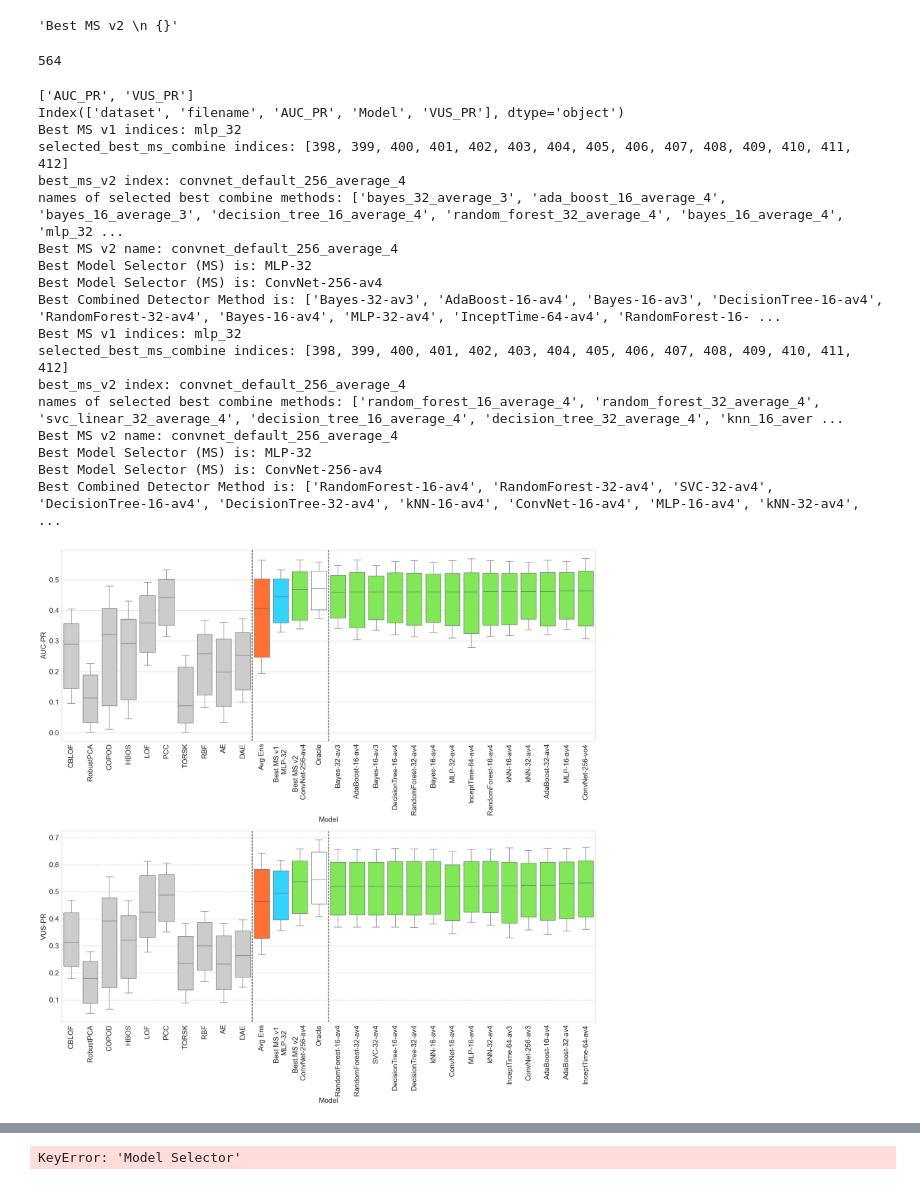
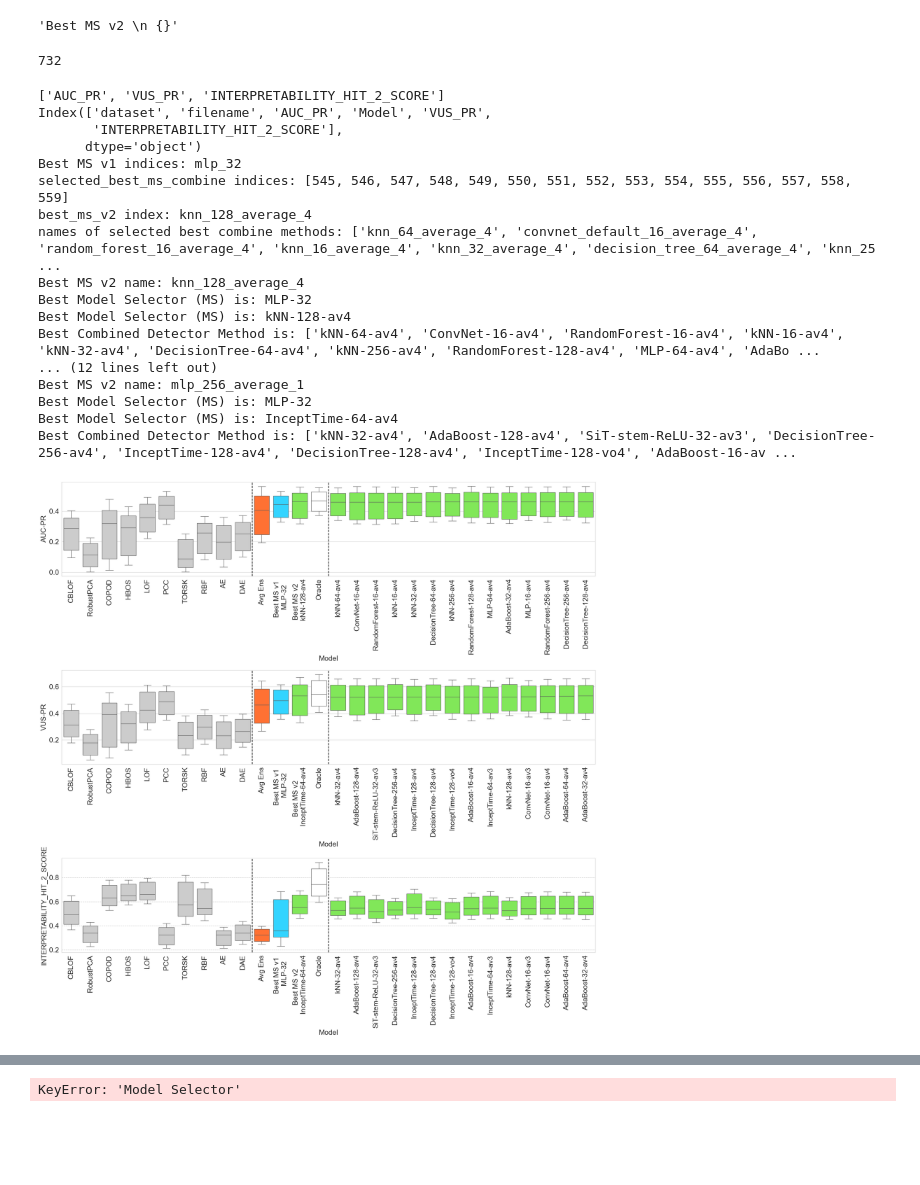
Before and after one commit to doanthihoaithu/MSAD, a Jupyter notebook: analyze_combining_detectors.ipynb, the cells around one changed output, grey strips where cells are left out. Drawn from its saved outputs; the diff is of its cells as text; code cells hidden in the pictures; blank space fills up the shorter version.

Commit message:
support multiple labels for when windowing dataset

```diff
--- a/analyze_combining_detectors.ipynb
+++ b/analyze_combining_detectors.ipynb
@@ -92,7 +92,7 @@ for row in model_selection_cfgs.itertuples():
     # print(f'Model Selector: {row[1]}, Combine Method: {row[2]}, k: {row[3]} -> Counts: {row[4]}')
     single_df = combine_df[(combine_df['Model Selector'] == row[1]) & (combine_df['Combine Method'] == row[2]) & (combine_df['k'] == row[3])]
     # print(single_df.shape)
-    single_df = single_df[['dataset', 'filename', 'AUC_PR', 'VUS_PR']]
+    single_df = single_df[['dataset', 'filename', 'AUC_PR', 'VUS_PR','INTERPRETABILITY_HIT_2_SCORE']]
     # single_df.set_index(['dataset', 'filename'], inplace=True)
     single_df['Model'] = f'{row[1]}_{row[2]}_{row[3]}'
     # single_df.rename(columns={'AUC_PR': f'{row[1]}_{row[2]}_{row[3]}'}, inplace=True)
@@ -121,7 +121,7 @@ Combined detector methods: ['ada_boost_16_average_1', 'sit_conv_patch_16_vote_3'
 # %%
 # Replace this value with "AUC_PR" or "VUS_PR" to obtain the corresponding results
 # measure_name = 'VUS_PR'
-measure_names = ['AUC_PR', 'VUS_PR']
+measure_names = ['AUC_PR', 'VUS_PR', 'INTERPRETABILITY_HIT_2_SCORE']
 base_lines = ['Oracle', 'Avg Ens']
 
 # ['INTERPRETABILITY_HIT_2_SCORE', 'INTERPRETABILITY_LOG_SCORE']
@@ -465,7 +469,7 @@ final_names['best_ms_v2']
 # %%
 combined_df['Model'].nunique()
 # %% [output]
-564
+732
 # %%
 from matplotlib import pyplot as plt
 
@@ -490,6 +494,9 @@ def plot_result_boxplot_dataset(combined_df, measure_names=measure_names):
 
     # Calculate the mean performance for each Model Selector (MS)
     # method_means = df[[x for x in all_methods_ens if x in df.columns]].mean()
+    best_vus_pr_v2 = None
+    best_vus_pr_v2_list = None
+    best_vus_pr_v1 = None
     for measure_name in measure_names:
         method_meansv1 = combined_df[combined_df['Model'].isin(model_selectors_v1)].groupby('Model')[measure_name].median().sort_values()
         best_ms = method_meansv1.idxmax() # Best MS may differ since results are may slightly vary (although distributions are solid)
@@ -505,6 +512,15 @@ def plot_result_boxplot_dataset(combined_df, measure_names=measure_names):
         selected_best_ms_combine_raw_names = method_means_msadv2.index[selected_best_ms_combine].tolist()
         print(f'names of selected best combine methods:', selected_best_ms_combine_raw_names )
         print(f'Best MS v2 name:', best_ms_v2)
+
+        if measure_name == 'VUS_PR':
+            best_vus_pr_v1 = best_ms
+            best_vus_pr_v2 = best_ms_v2
+            best_vus_pr_v2_list = selected_best_ms_combine_raw_names
+        if measure_name == 'INTERPRETABILITY_HIT_2_SCORE':
+            best_ms_v2 = best_vus_pr_v2
+            best_ms = best_vus_pr_v1
+            selected_best_ms_combine_raw_names = best_vus_pr_v2_list
 
         # best_ms_combine = method_means_combine.idxmax()
     #     best_ms = 'resnet_1024' # Best model selector at the time publishing of our paper
@@ -521,49 +537,48 @@ def plot_result_boxplot_dataset(combined_df, measure_names=measure_names):
 
         tmp_methods = (detector_names + ['Avg Ens', best_ms,  best_ms_v2, 'Oracle'] +
                        selected_best_ms_combine_raw_names[:-1])  # Exclude best_ms_v2 since it's already added
         axis = axes[measure_names.index(measure_name)]
         bplot = sns.boxplot(ax=axis, data=combined_df, y=measure_name, x='Model',palette=my_pal, showfliers = False, saturation=1, whis=0.241289844, hue="Model", order=tmp_methods)
 
         xticks_labels = []
         for x in tmp_methods:
             if x != best_ms and x!= best_ms_v2:
                 xticks_labels.append(final_names[x])
             elif x == best_ms:
                 xticks_labels.append(final_names['best_ms'].format(final_names[best_ms]))
             else:
                 xticks_labels.append(final_names['best_ms_v2'].format(final_names[best_ms_v2]))
 
         axis.set_xticks(list(range(len(xticks_labels))), xticks_labels, rotation=90)
         axis.set_ylabel(final_names[measure_name])
 
         axis.axvline(9.5, color='black', linestyle='--')
         axis.axvline(13.5, color='black', linestyle='--')
     plt.tight_layout()
     #     plt.savefig(figure_path.format('1_intro_fig_1'), transparent=True)
     plt.show()
     plt.close()
 
 plot_result_boxplot_dataset(combined_df, measure_names)
 # %% [output]
-['AUC_PR', 'VUS_PR']
-Index(['dataset', 'filename', 'AUC_PR', 'Model', 'VUS_PR'], dtype='object')
+['AUC_PR', 'VUS_PR', 'INTERPRETABILITY_HIT_2_SCORE']
+Index(['dataset', 'filename', 'AUC_PR', 'Model', 'VUS_PR',
+       'INTERPRETABILITY_HIT_2_SCORE'],
+      dtype='object')
 Best MS v1 indices: mlp_32
-selected_best_ms_combine indices: [398, 399, 400, 401, 402, 403, 404, 405, 406, 407, 408, 409, 410, 411, 412]
-best_ms_v2 index: convnet_default_256_average_4
-names of selected best combine methods: ['bayes_32_average_3', 'ada_boost_16_average_4', 'bayes_16_average_3', 'decision_tree_16_average_4', 'random_forest_32_average_4', 'bayes_16_average_4', 'mlp_32 ...
-Best MS v2 name: convnet_default_256_average_4
+selected_best_ms_combine indices: [545, 546, 547, 548, 549, 550, 551, 552, 553, 554, 555, 556, 557, 558, 559]
+best_ms_v2 index: knn_128_average_4
+names of selected best combine methods: ['knn_64_average_4', 'convnet_default_16_average_4', 'random_forest_16_average_4', 'knn_16_average_4', 'knn_32_average_4', 'decision_tree_64_average_4', 'knn_25 ...
+Best MS v2 name: knn_128_average_4
 Best Model Selector (MS) is: MLP-32
-Best Model Selector (MS) is: ConvNet-256-av4
-Best Combined Detector Method is: ['Bayes-32-av3', 'AdaBoost-16-av4', 'Bayes-16-av3', 'DecisionTree-16-av4', 'RandomForest-32-av4', 'Bayes-16-av4', 'MLP-32-av4', 'InceptTime-64-av4', 'RandomForest-16- ...
-Best MS v1 indices: mlp_32
-selected_best_ms_combine indices: [398, 399, 400, 401, 402, 403, 404, 405, 406, 407, 408, 409, 410, 411, 412]
-best_ms_v2 index: convnet_default_256_average_4
-names of selected best combine methods: ['random_forest_16_average_4', 'random_forest_32_average_4', 'svc_linear_32_average_4', 'decision_tree_16_average_4', 'decision_tree_32_average_4', 'knn_16_aver ...
-Best MS v2 name: convnet_default_256_average_4
+Best Model Selector (MS) is: kNN-128-av4
+Best Combined Detector Method is: ['kNN-64-av4', 'ConvNet-16-av4', 'RandomForest-16-av4', 'kNN-16-av4', 'kNN-32-av4', 'DecisionTree-64-av4', 'kNN-256-av4', 'RandomForest-128-av4', 'MLP-64-av4', 'AdaBo ...
+... (12 lines left out)
+Best MS v2 name: mlp_256_average_1
 Best Model Selector (MS) is: MLP-32
-Best Model Selector (MS) is: ConvNet-256-av4
-Best Combined Detector Method is: ['RandomForest-16-av4', 'RandomForest-32-av4', 'SVC-32-av4', 'DecisionTree-16-av4', 'DecisionTree-32-av4', 'kNN-16-av4', 'ConvNet-16-av4', 'MLP-16-av4', 'kNN-32-av4', ...
+Best Model Selector (MS) is: InceptTime-64-av4
+Best Combined Detector Method is: ['kNN-32-av4', 'AdaBoost-128-av4', 'SiT-stem-ReLU-32-av3', 'DecisionTree-256-av4', 'InceptTime-128-av4', 'DecisionTree-128-av4', 'InceptTime-128-vo4', 'AdaBoost-16-av ...
-[figure, old version]
+[figure, new version]
 # %%
 plt.rcParams.update({'font.size': 18})
 # plt.figure(figsize=(20, 40))
```
Also changed, not shown: parts of 11 cells of this notebook, 6 other files.
